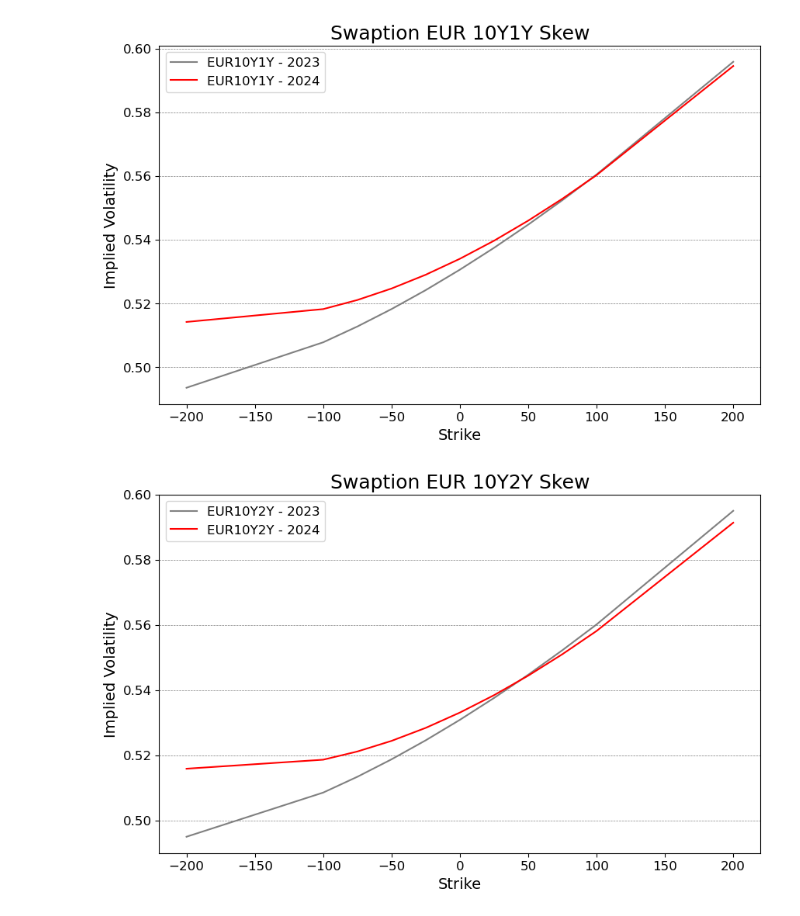
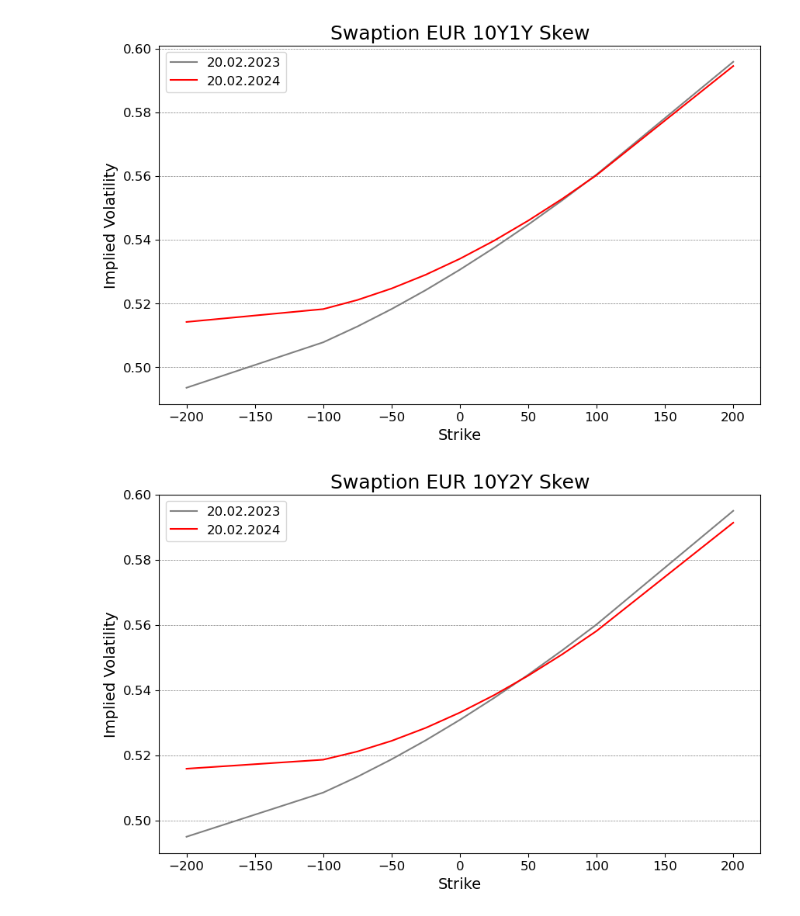
Before and after one commit to NannaOhrt/master_thesis, a Jupyter notebook: main/code/swaption_skew.ipynb, the cells around one changed output. Cells and saved outputs as stored; diff of their text form; code cells hidden in the pictures.

```diff
--- a/main/code/swaption_skew.ipynb
+++ b/main/code/swaption_skew.ipynb
@@ -77,30 +77,30 @@ df_OTM_2023
 # %%
 # Extract the '10Y10Y' row from the original dataframe
 ten_y_1_y_2023 = df_OTM_2023.loc['10Y1Y']
 ten_y_1_y_2024 = df_OTM_2024.loc['10Y1Y']
 
 # Convert indices to integer deltas (spread measure in bps)
 OTM_10Y1Y_2023 = ten_y_1_y_2023.index.str.replace('ATM', '0').astype(int)
 OTM_10Y1Y_2024 = ten_y_1_y_2024.index.str.replace('ATM', '0').astype(int)
 
 
 plt.figure(figsize=(10, 6))
-plt.plot(OTM_10Y1Y_2023, ten_y_1_y_2023.values, color='grey', label='EUR10Y1Y - 2023')
-plt.plot(OTM_10Y1Y_2024, ten_y_1_y_2024.values, color='red',  label='EUR10Y1Y - 2024')
+plt.plot(OTM_10Y1Y_2023, ten_y_1_y_2023.values, color='grey', label='20.02.2023')
+plt.plot(OTM_10Y1Y_2024, ten_y_1_y_2024.values, color='red',  label='20.02.2024')
 plt.title('Swaption EUR 10Y1Y Skew', fontsize=18)
 plt.xlabel('Strike', fontsize=14)
 plt.ylabel('Implied Volatility', fontsize=14)
 plt.xticks(fontsize=12)
 plt.yticks(fontsize=12)
 plt.grid(axis='y', color='gray', linestyle='--', linewidth=0.5)
 plt.legend(fontsize=12)
 plt.savefig("/Users/nannaingemannohrt/Desktop/master_thesis/main/plots/10Y1Y.png")  # Save as PNG
 
 # Display the plot
 plt.show()
 plt.close()
 # %% [output]
-[figure, old version]
+[figure, new version]
 # %%
 # Extract the '10Y10Y' row from the original dataframe
 ten_y_2_y_2023 = df_OTM_2023.loc['10Y2Y']
@@ -112,8 +112,8 @@ OTM_10Y2Y_2024 = ten_y_2_y_2024.index.str.replace('ATM', '0').astype(int)
 
 
 plt.figure(figsize=(10, 6))
-plt.plot(OTM_10Y2Y_2023, ten_y_2_y_2023.values, color='grey', label='EUR10Y2Y - 2023')
-plt.plot(OTM_10Y2Y_2024, ten_y_2_y_2024.values, color='red',  label='EUR10Y2Y - 2024')
+plt.plot(OTM_10Y2Y_2023, ten_y_2_y_2023.values, color='grey', label='20.02.2023')
+plt.plot(OTM_10Y2Y_2024, ten_y_2_y_2024.values, color='red',  label='20.02.2024')
 plt.title('Swaption EUR 10Y2Y Skew', fontsize=18)
 plt.xlabel('Strike', fontsize=14)
 plt.ylabel('Implied Volatility', fontsize=14)
@@ -127,7 +127,7 @@ plt.savefig("/Users/nannaingemannohrt/Desktop/master_thesis/main/plots/10Y2Y.png
 plt.show()
 plt.close()
 # %% [output]
-[figure, old version]
+[figure, new version]
 # %%
 # Extract the '10Y10Y' row from the original dataframe
 ten_y_3_y_2023 = df_OTM_2023.loc['10Y3Y']
```
Also changed, not shown: parts of 8 cells of this notebook, 14 other files.
